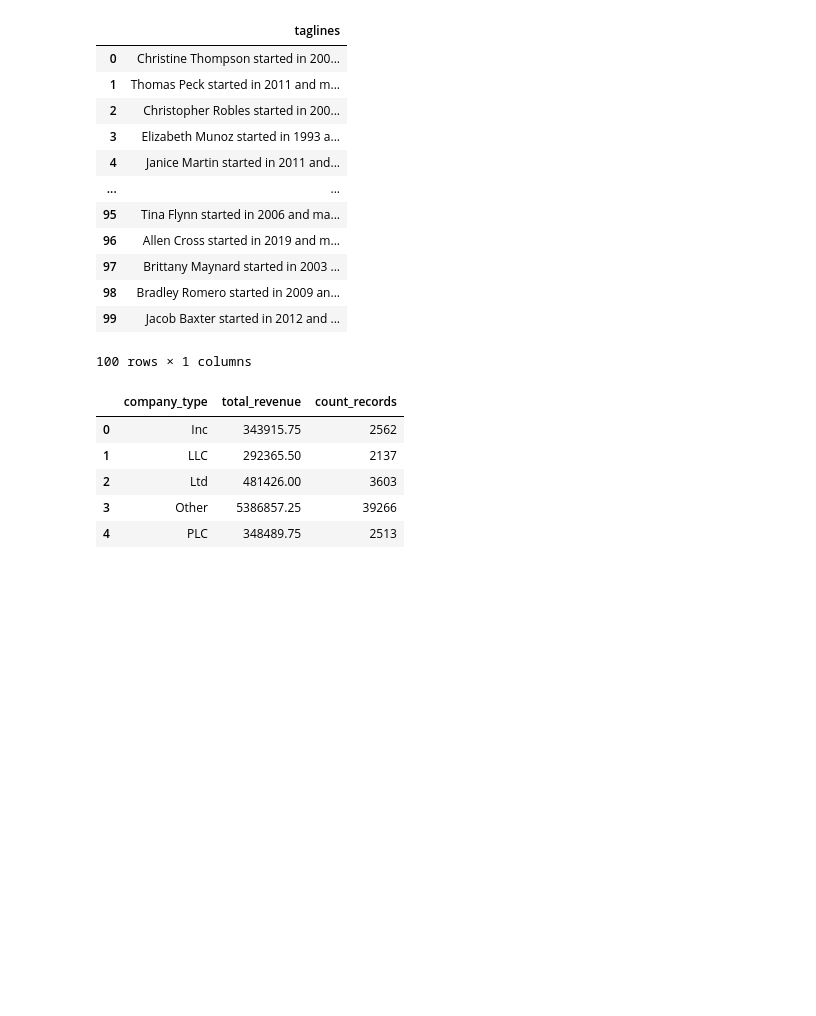
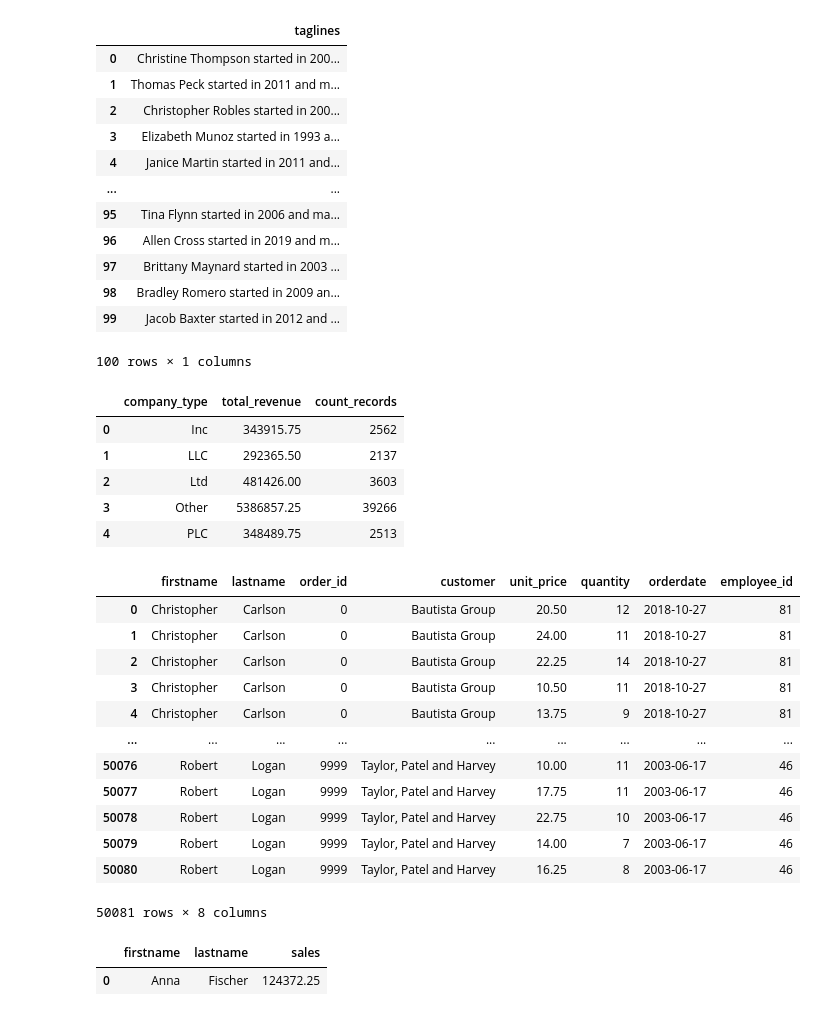
Before and after one commit to julioh-k/Python-SQL, a Jupyter notebook: SQL-part3.ipynb, the cells around one changed output. Saved outputs shown, nothing was run; the diff lists cells and outputs as text; code cells hidden in the pictures; blank space fills up the shorter version.

```diff
--- a/SQL-part3.ipynb
+++ b/SQL-part3.ipynb
@@ -223,8 +223,39 @@ pd.read_sql(sql,conn)
 | 4 | PLC | 348489.75 | 2513 |
 # %%
 # 70) Which employee made which sale? Join the `employees` table onto the `transactions` table by `employee_id`. You only need to include the employee's first/last name from `employees`.
+
+sql=''' SELECT e.firstname, e.lastname, t.*
+        FROM employees AS e
+        INNER JOIN transactions AS t ON e.ID=t.employee_id '''
+pd.read_sql(sql,conn)
+# %% [output]
+|  | firstname | lastname | order_id | customer | unit_price | quantity | orderdate | employee_id |
+| 0 | Christopher | Carlson | 0 | Bautista Group | 20.50 | 12 | 2018-10-27 | 81 |
+| 1 | Christopher | Carlson | 0 | Bautista Group | 24.00 | 11 | 2018-10-27 | 81 |
+| 2 | Christopher | Carlson | 0 | Bautista Group | 22.25 | 14 | 2018-10-27 | 81 |
+| 3 | Christopher | Carlson | 0 | Bautista Group | 10.50 | 11 | 2018-10-27 | 81 |
+| 4 | Christopher | Carlson | 0 | Bautista Group | 13.75 | 9 | 2018-10-27 | 81 |
+| ... | ... | ... | ... | ... | ... | ... | ... | ... |
+| 50076 | Robert | Logan | 9999 | Taylor, Patel and Harvey | 10.00 | 11 | 2003-06-17 | 46 |
+| 50077 | Robert | Logan | 9999 | Taylor, Patel and Harvey | 17.75 | 11 | 2003-06-17 | 46 |
+| 50078 | Robert | Logan | 9999 | Taylor, Patel and Harvey | 22.75 | 10 | 2003-06-17 | 46 |
+| 50079 | Robert | Logan | 9999 | Taylor, Patel and Harvey | 14.00 | 7 | 2003-06-17 | 46 |
+| 50080 | Robert | Logan | 9999 | Taylor, Patel and Harvey | 16.25 | 8 | 2003-06-17 | 46 |
+50081 rows × 8 columns
 # %%
 # 71) What is the name of the employee who made the most in sales? Find this answer by doing a join as in the previous problem. Your resulting query will be difficult for someone else to read.
+
+sql= '''SELECT e.firstname, e.lastname, SUM(t.unit_price * t.quantity) AS sales
+        FROM employees AS e
+        INNER JOIN transactions AS t
+        ON e.ID=t.employee_id
+        GROUP BY t.employee_id
+        ORDER BY sales DESC
+        LIMIT 1;'''
+pd.read_sql(sql,conn)
+# %% [output]
+|  | firstname | lastname | sales |
+| 0 | Anna | Fischer | 124372.25 |
 # %%
 # 72) Solve the previous problem by joining `employees` onto the `trans_by_employee` view you made earlier.
 # %%
```
